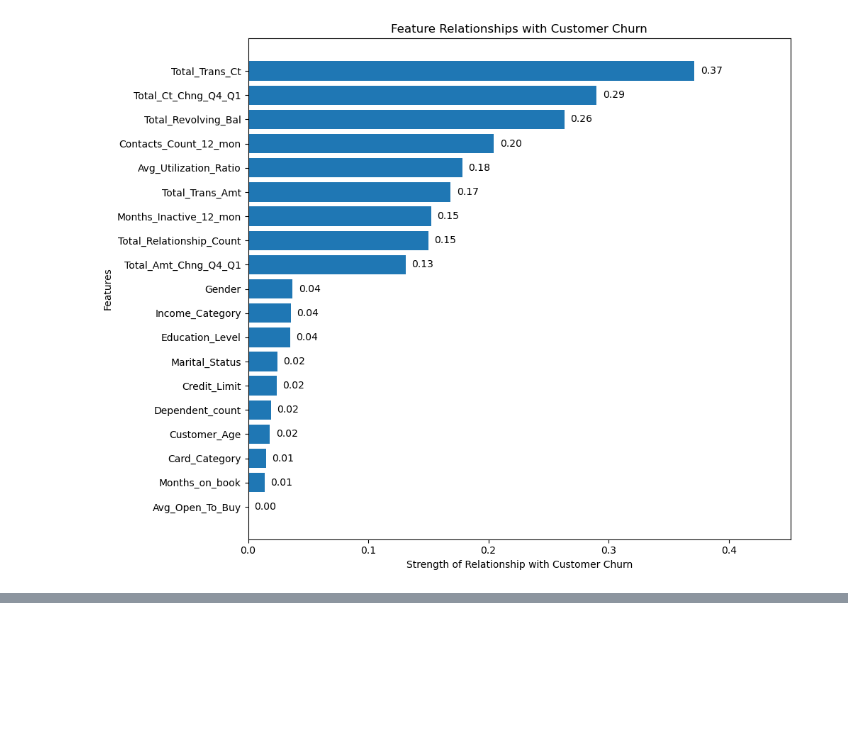
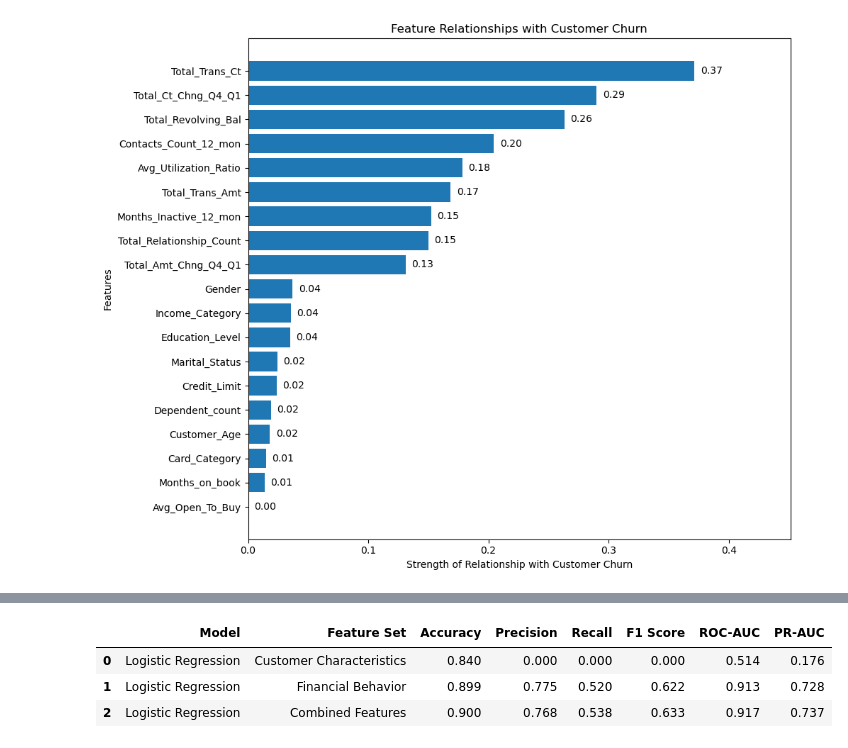
Before and after one commit to gianellarobles/Customer-Churn-Analytics-Predication, a Jupyter notebook: Customer_Churn_AP.ipynb, the cells around one changed output, grey strips where cells are left out. Cells and saved outputs as stored; diff of their text form; code cells hidden in the pictures; blank space fills up the shorter version.

```diff
--- a/Customer_Churn_AP.ipynb
+++ b/Customer_Churn_AP.ipynb
@@ -2114,0 +2272,11 @@ plt.show()
+# %%
+#create logistic regression pipeline
+from sklearn.pipeline import Pipeline
+from sklearn.linear_model import LogisticRegression
+
+customer_logistic = Pipeline([
+    ('preprocessor', customer_preprocessor),
+    ('model', LogisticRegression(max_iter=1000))
+])
+#training the model
+customer_logistic.fit(X_customer_train, y_customer_train)
@@ -2114,0 +2388,24 @@ plt.show()
+# %%
+#Separate features and target
+X_combined = combined_features.drop('Attrition_Flag', axis=1)
+y_combined = combined_features['Attrition_Flag']
+
+#Split into training and testing sets
+X_combined_train, X_combined_test, y_combined_train, y_combined_test = train_test_split(
+    X_combined,
+    y_combined,
+    test_size=0.2,
+    random_state=42,
+    stratify=y_combined
+)
+
+#Check the split
+print("Combined Features:")
+print("Training:", X_combined_train.shape)
+print("Testing:", X_combined_test.shape)
+
+print("\nTraining churn distribution:")
+print(y_combined_train.value_counts(normalize=True))
+
+print("\nTesting churn distribution:")
+print(y_combined_test.value_counts(normalize=True))
@@ -2114,0 +2523,14 @@ plt.show()
+# %%
+#compare all three logistic models
+logistic_comparison = pd.concat([
+    customer_results,
+    financial_results,
+    combined_results
+], ignore_index=True)
+
+display(logistic_comparison.round(3))
+# %% [output]
+|  | Model | Feature Set | Accuracy | Precision | Recall | F1 Score | ROC-AUC | PR-AUC |
+| 0 | Logistic Regression | Customer Characteristics | 0.840 | 0.000 | 0.000 | 0.000 | 0.514 | 0.176 |
+| 1 | Logistic Regression | Financial Behavior | 0.899 | 0.775 | 0.520 | 0.622 | 0.913 | 0.728 |
+| 2 | Logistic Regression | Combined Features | 0.900 | 0.768 | 0.538 | 0.633 | 0.917 | 0.737 |
```
Also changed, not shown: parts of 15 cells of this notebook.
